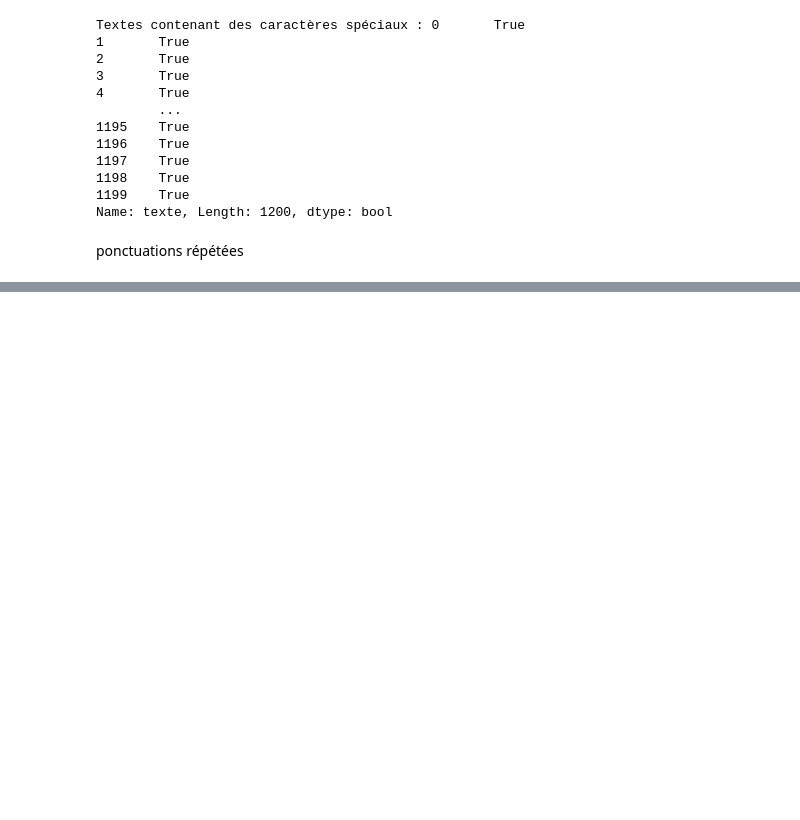
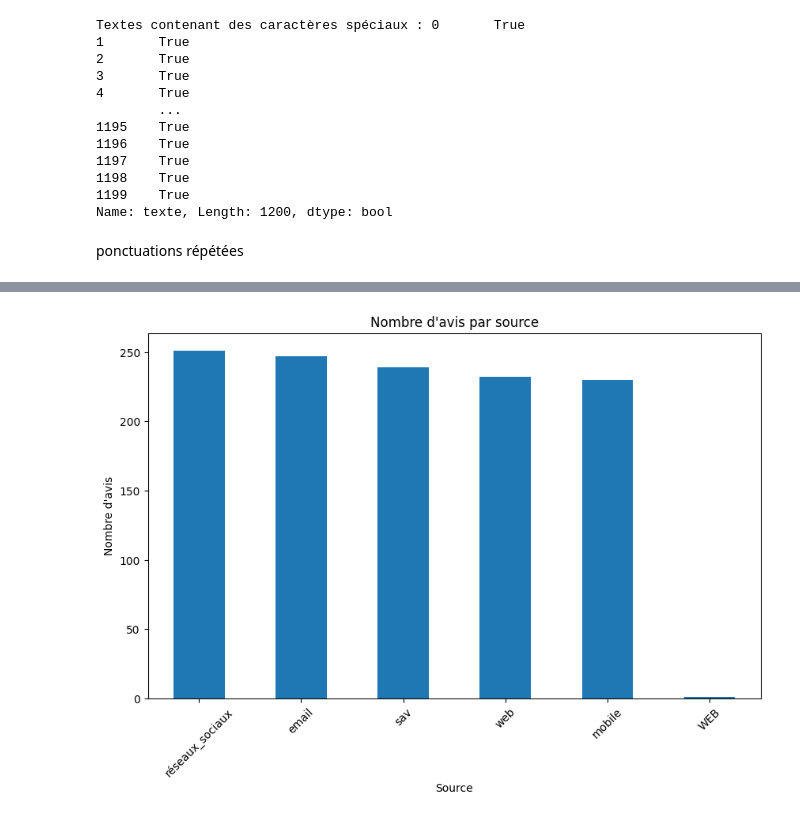
Before and after one commit to binetouwahab/smart_reviews, a Jupyter notebook: notebooks/atelier_prepa_donnees_textuelles.ipynb, the cells around one changed output, grey strips where cells are left out. Drawn from its saved outputs; the diff is of its cells as text; code cells hidden in the pictures; blank space fills up the shorter version.

Commit message:
visualiser le nombre d'avis par source

```diff
--- a/notebooks/atelier_prepa_donnees_textuelles.ipynb
+++ b/notebooks/atelier_prepa_donnees_textuelles.ipynb
@@ -597,0 +602,4 @@ print(
+# %%
+avis_par_source = df["source"].value_counts()
+
+print(avis_par_source)
@@ -597,0 +615,13 @@ print(
+# %%
+plt.figure(figsize=(10, 6))
+
+avis_par_source.plot(kind="bar")
+
+plt.title("Nombre d'avis par source")
+plt.xlabel("Source")
+plt.ylabel("Nombre d'avis")
+plt.xticks(rotation=45)
+
+plt.show()
+# %% [output]
+[figure, added]
```
Also changed, not shown: parts of 3 cells of this notebook.
